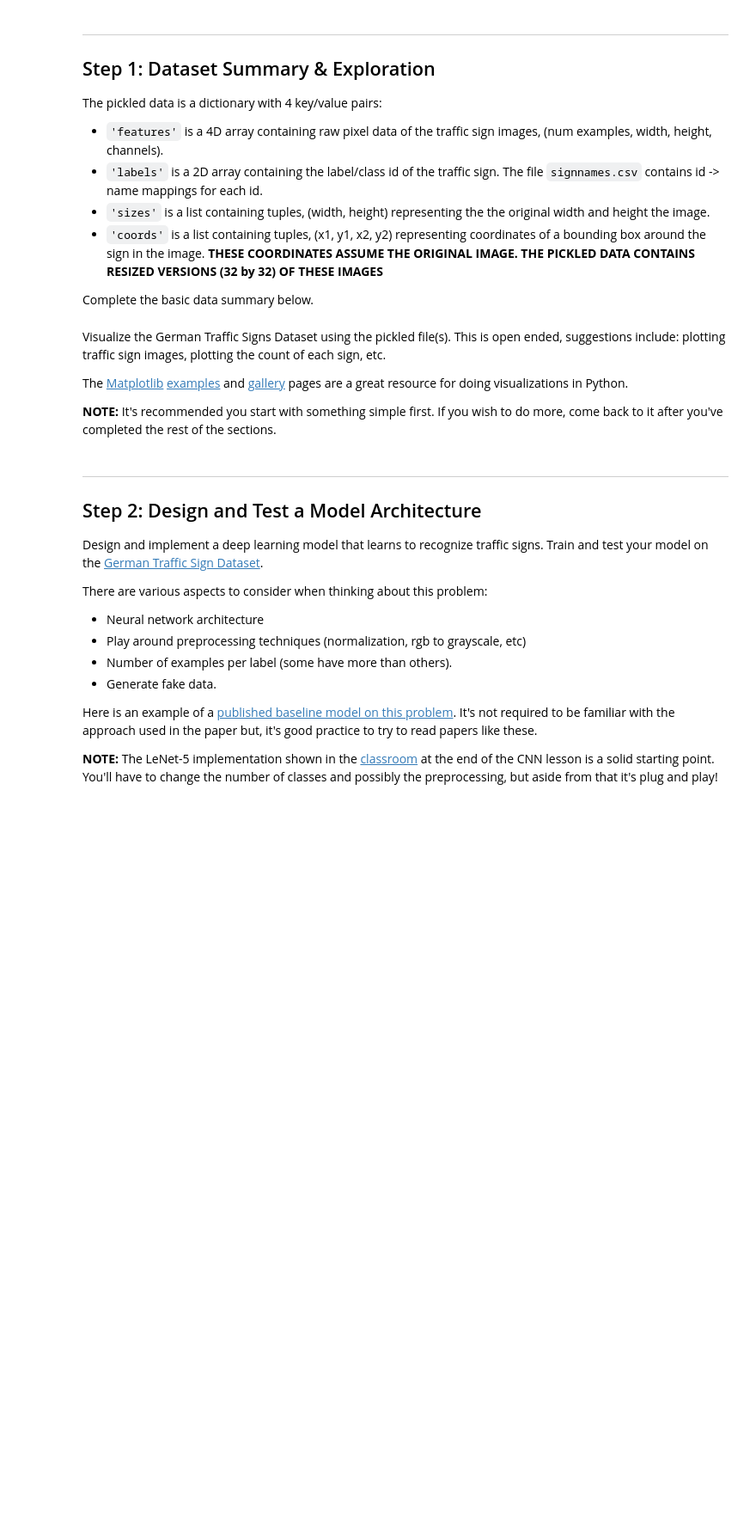
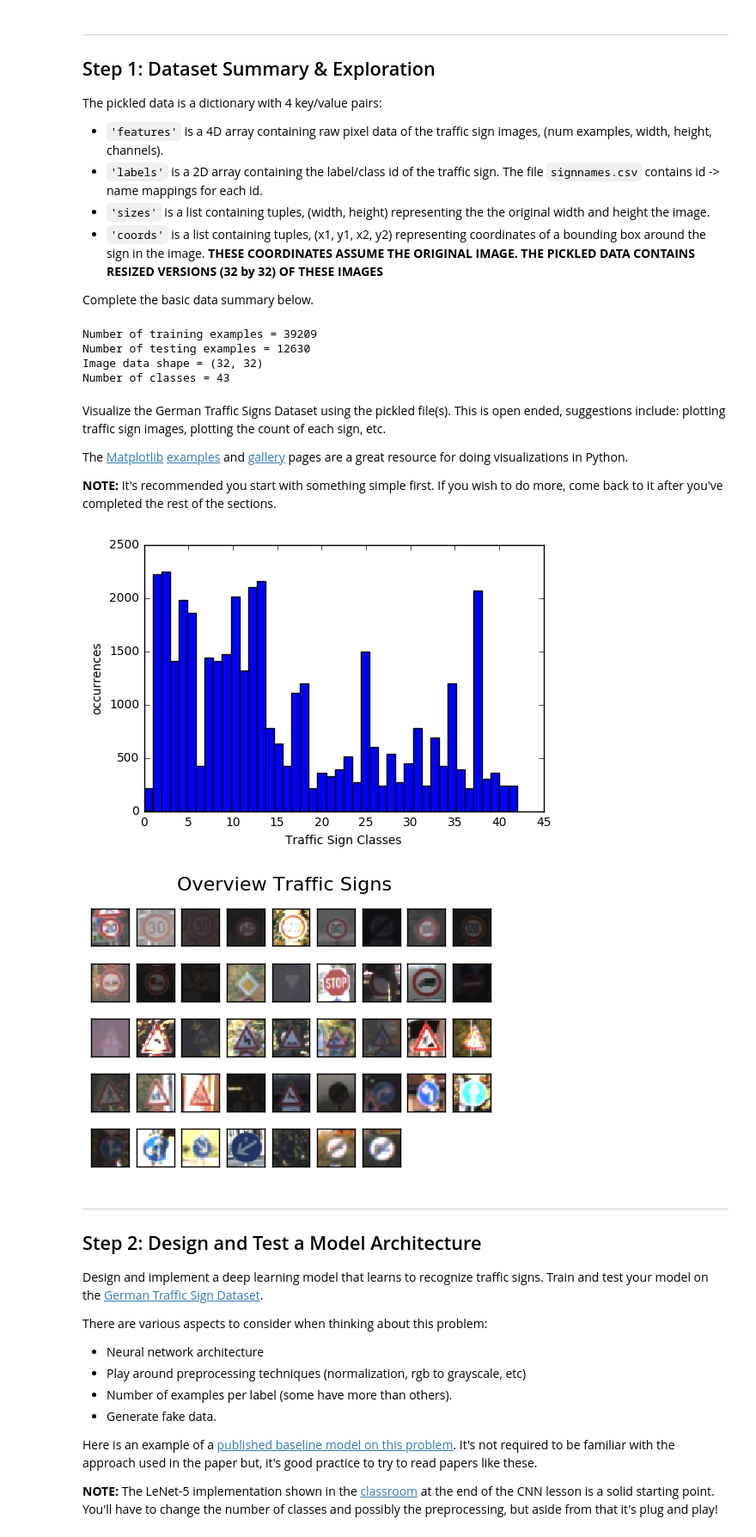
Before and after one commit to johannesfrimberger/CarND-TrafficSigns-p2, a Jupyter notebook: Traffic_Sign_Classifier.ipynb, the cells around one changed output. Shown: that part at 86% size. Drawn from its saved outputs; the diff is of its cells as text; code cells hidden in the pictures; blank space fills up the shorter version.

```diff
--- a/Traffic_Sign_Classifier.ipynb
+++ b/Traffic_Sign_Classifier.ipynb
@@ -41,3 +45,25 @@ tsc.basic_summary()
+# %%
+# Number of training examples
+n_train = X_train.shape[0]
+
+# Number of testing examples.
+n_test = X_test.shape[0]
+
+# What's the shape of an traffic sign image?
+image_shape = X_train.shape[1:3]
+
+# How many unique classes/labels there are in the dataset.
+n_classes = len(set(y_train))
+
+print("Number of training examples =", n_train)
+print("Number of testing examples =", n_test)
+print("Image data shape =", image_shape)
+print("Number of classes =", n_classes)
+# %% [output]
+Number of training examples = 39209
+Number of testing examples = 12630
+Image data shape = (32, 32)
+Number of classes = 43
 # %% [markdown]
 Visualize the German Traffic Signs Dataset using the pickled file(s). This is open ended, suggestions include: plotting traffic sign images, plotting the count of each sign, etc.
 
@@ -54,3 +73,49 @@ tsc.visualize_training_set()
+# %%
+### Data exploration visualization goes here.
+### Feel free to use as many code cells as needed.
+import matplotlib.pyplot as plt
+# Visualizations will be shown in the notebook.
+%matplotlib inline
+
+def visualize_dataset(features, labels, n_classes, histogram=True, overview=True):
+    """
+    Visualize the given features and labels.
+    It shows a histogram of the distribution of classes and examples of the classes.
+    :param features: List of evaluated features
+    :param labels: List of evaluated labels
+    :param histogram: Show histogram of class labels
+    :param overview: Show overview on class labels
+    """
+    if histogram:
+        # Create a histogram of training lables
+        fig = plt.figure()
+        n, bins, patches = plt.hist(labels, n_classes)
+
+        plt.xlabel('Traffic Sign Classes')
+        plt.ylabel('occurrences')
+        plt.show()
+
+    if overview:
+        fig = plt.figure()
+        fig.suptitle('Overview Traffic Signs', fontsize=16)
+
+        # Create an overview of trafic sign classes
+        pltRows = 5
+        pltCols = (n_classes / pltRows) + 1
+        for el in range(n_classes):
+            for i in range(0, len(labels)):
+                if (labels[i] == el):
+                    plt.subplot(pltRows, pltCols, el + 1)
+                    fig = plt.imshow(features[i, :, :, :], interpolation='nearest')
+                    fig.axes.get_xaxis().set_visible(False)
+                    fig.axes.get_yaxis().set_visible(False)
+                    break
+        plt.show()
+# %%
+visualize_dataset(X_train, y_train, n_classes)
+# %% [output]
+[figure, added]
+[figure, added]
 # %% [markdown]
 ----
 
```
Also changed, not shown: parts of 25 cells of this notebook, 2 other files.
